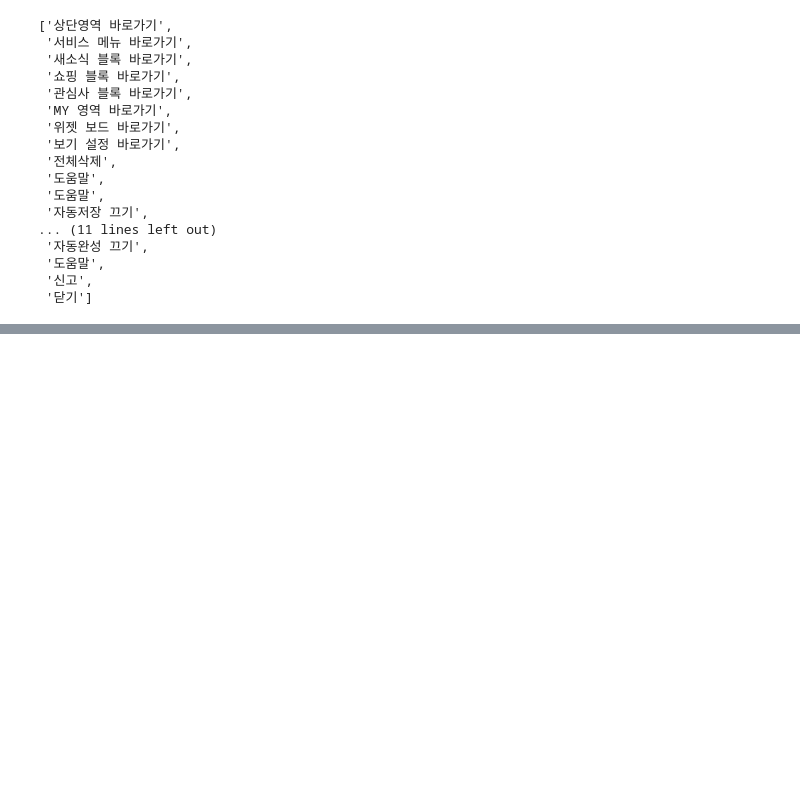
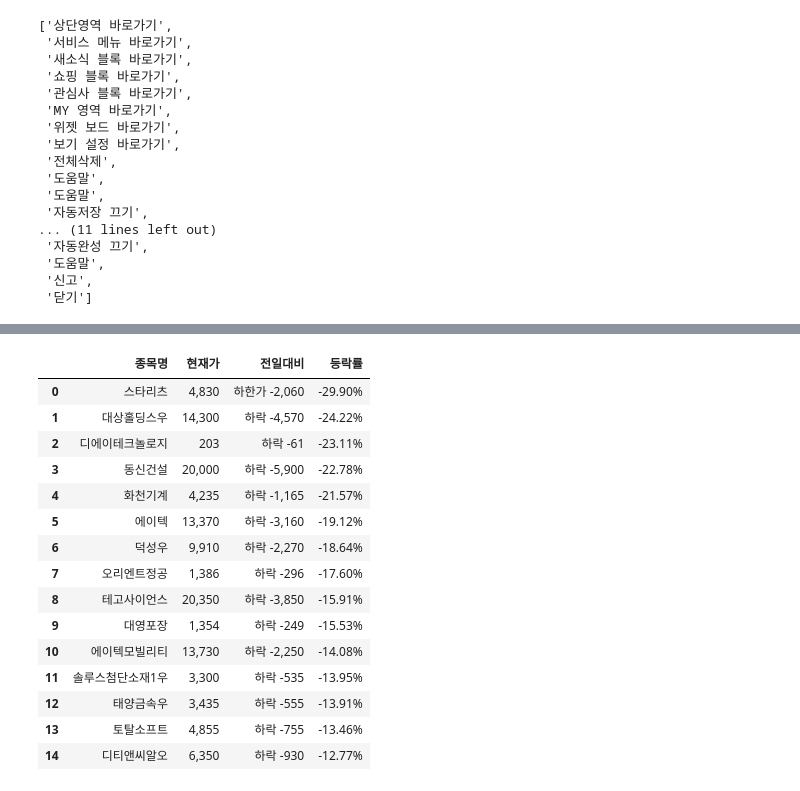
Before and after one commit to KHseo32/test, a Jupyter notebook: 4월 11일/240411 crawling.ipynb, the cells around one changed output, grey strips where cells are left out. Drawn from its saved outputs; the diff is of its cells as text; code cells hidden in the pictures; blank space fills up the shorter version.

```diff
--- a/4월 11일/240411 crawling.ipynb
+++ b/4월 11일/240411 crawling.ipynb
@@ -283,0 +559,19 @@ result
+# %%
+df3
+# %% [output]
+|  | 종목명 | 현재가 | 전일대비 | 등락률 |
+| 0 | 스타리츠 | 4,830 | 하한가 -2,060 | -29.90% |
+| 1 | 대상홀딩스우 | 14,300 | 하락 -4,570 | -24.22% |
+| 2 | 디에이테크놀로지 | 203 | 하락 -61 | -23.11% |
+| 3 | 동신건설 | 20,000 | 하락 -5,900 | -22.78% |
+| 4 | 화천기계 | 4,235 | 하락 -1,165 | -21.57% |
+| 5 | 에이텍 | 13,370 | 하락 -3,160 | -19.12% |
+| 6 | 덕성우 | 9,910 | 하락 -2,270 | -18.64% |
+| 7 | 오리엔트정공 | 1,386 | 하락 -296 | -17.60% |
+| 8 | 테고사이언스 | 20,350 | 하락 -3,850 | -15.91% |
+| 9 | 대영포장 | 1,354 | 하락 -249 | -15.53% |
+| 10 | 에이텍모빌리티 | 13,730 | 하락 -2,250 | -14.08% |
+| 11 | 솔루스첨단소재1우 | 3,300 | 하락 -535 | -13.95% |
+| 12 | 태양금속우 | 3,435 | 하락 -555 | -13.91% |
+| 13 | 토탈소프트 | 4,855 | 하락 -755 | -13.46% |
+| 14 | 디티앤씨알오 | 6,350 | 하락 -930 | -12.77% |
```
Also changed, not shown: parts of 37 cells of this notebook, 2 other files.
